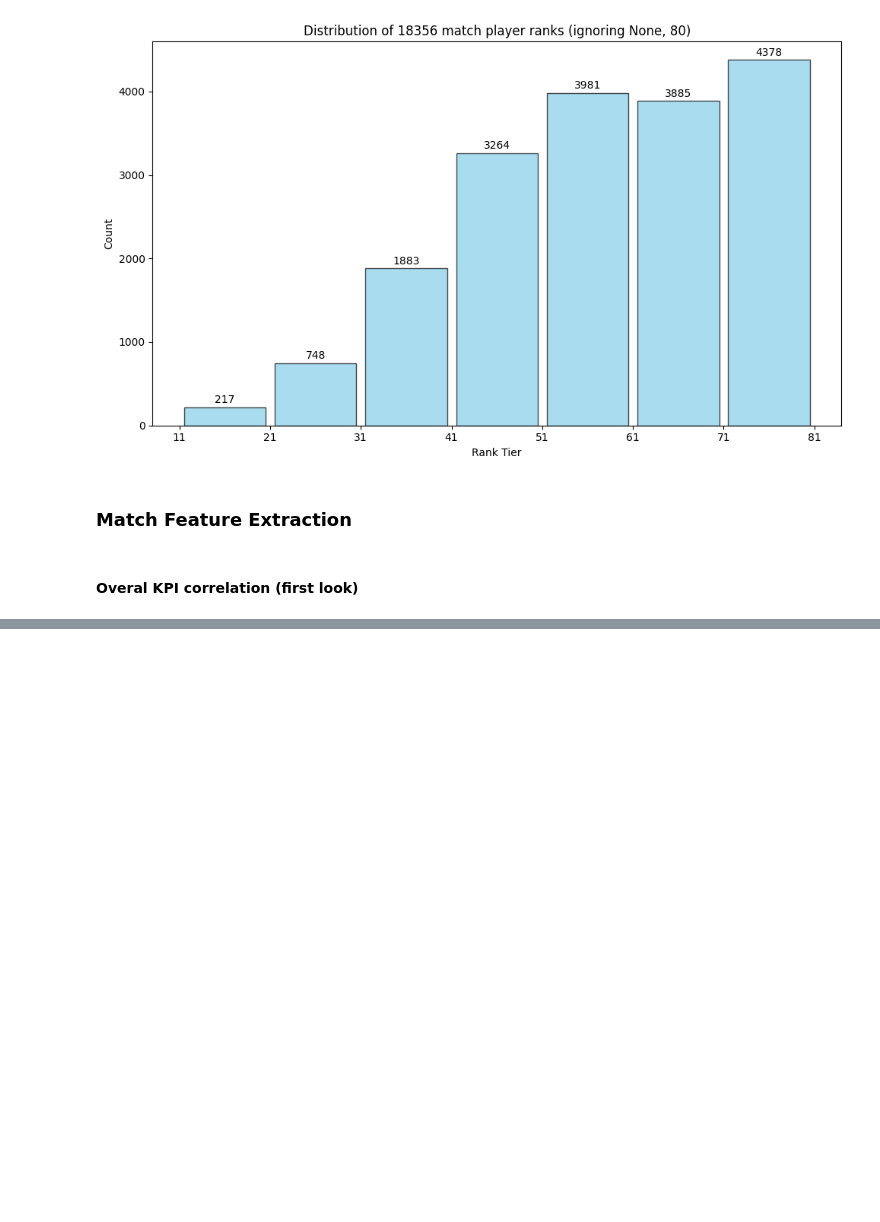
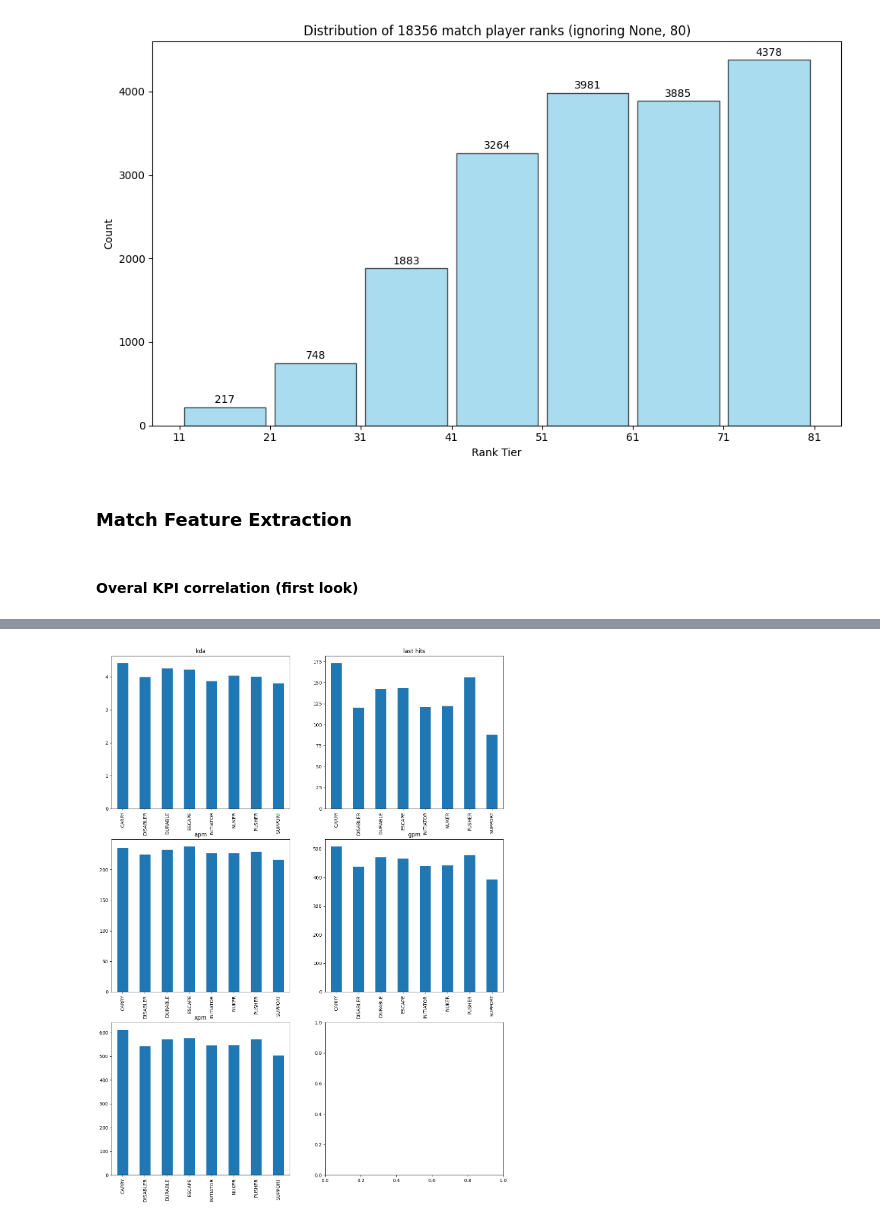
Before and after one commit to batukav/mmr-predictor, a Jupyter notebook: src/mongo_match_eda.ipynb, the cells around one changed output, grey strips where cells are left out. Saved outputs shown, nothing was run; the diff lists cells and outputs as text; code cells hidden in the pictures; blank space fills up the shorter version.

```diff
--- a/src/mongo_match_eda.ipynb
+++ b/src/mongo_match_eda.ipynb
@@ -446,0 +418,12 @@ plt.show()
+# %%
+# df_stats_mean.iloc[:, 1:-1].T.plot(kind="bar")
+
+fig, axes = plt.subplots(nrows=3, ncols=2, figsize=(15, 20))
+df_stats_mean["kda"].T.plot(kind="bar", ax=axes[0, 0], title="kda")
+df_stats_mean["last_hits"].T.plot(kind="bar", ax=axes[0, 1], title="last hits")
+df_stats_mean["actions_per_min"].T.plot(kind="bar", ax=axes[1, 0], title="apm")
+df_stats_mean["gold_per_min"].T.plot(kind="bar", ax=axes[1, 1], title="gpm")
+df_stats_mean["xp_per_min"].T.plot(kind="bar", ax=axes[2, 0], title="xpm")
+plt.show()
+# %% [output]
+[figure, added]
```
Also changed, not shown: parts of 9 cells of this notebook.
